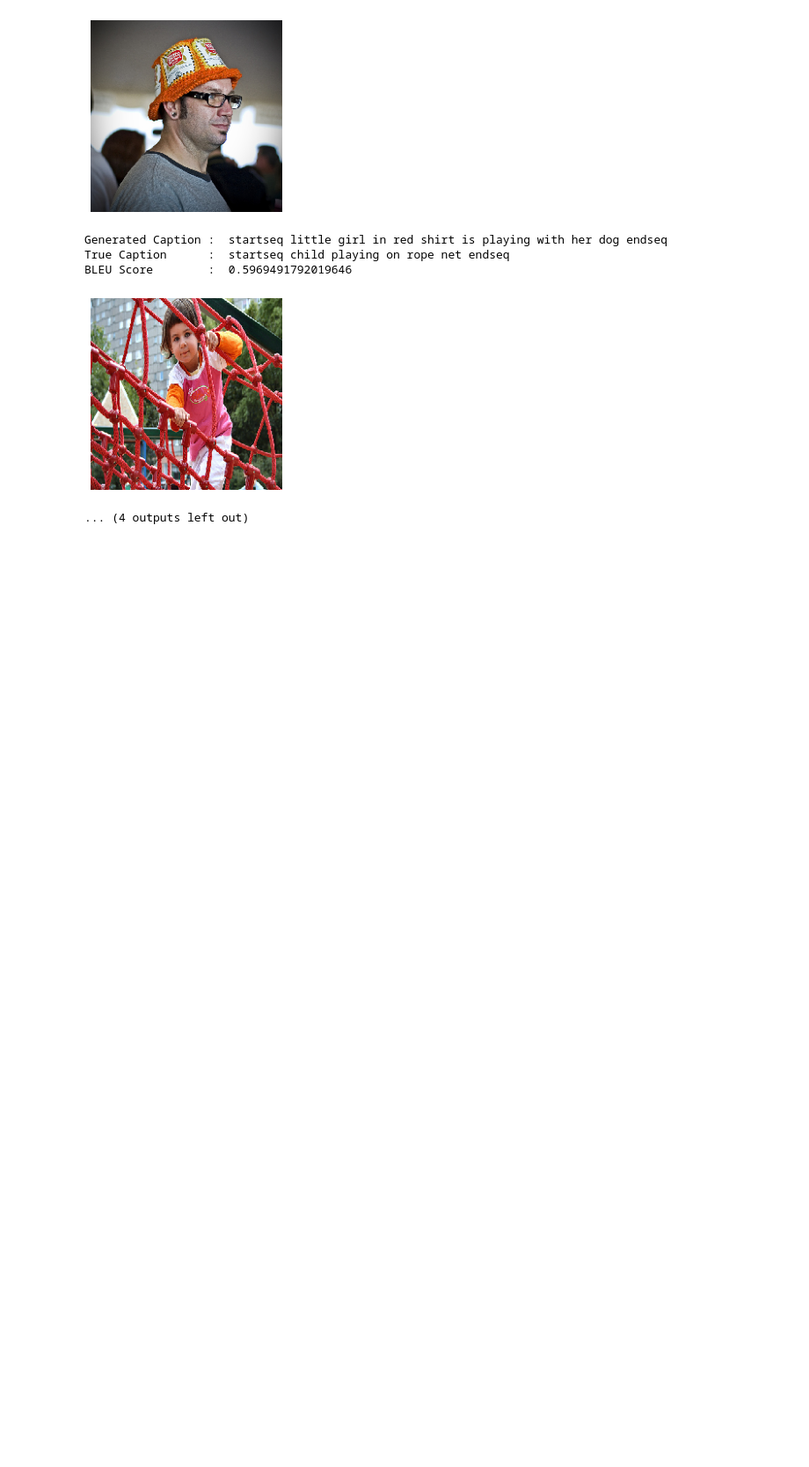
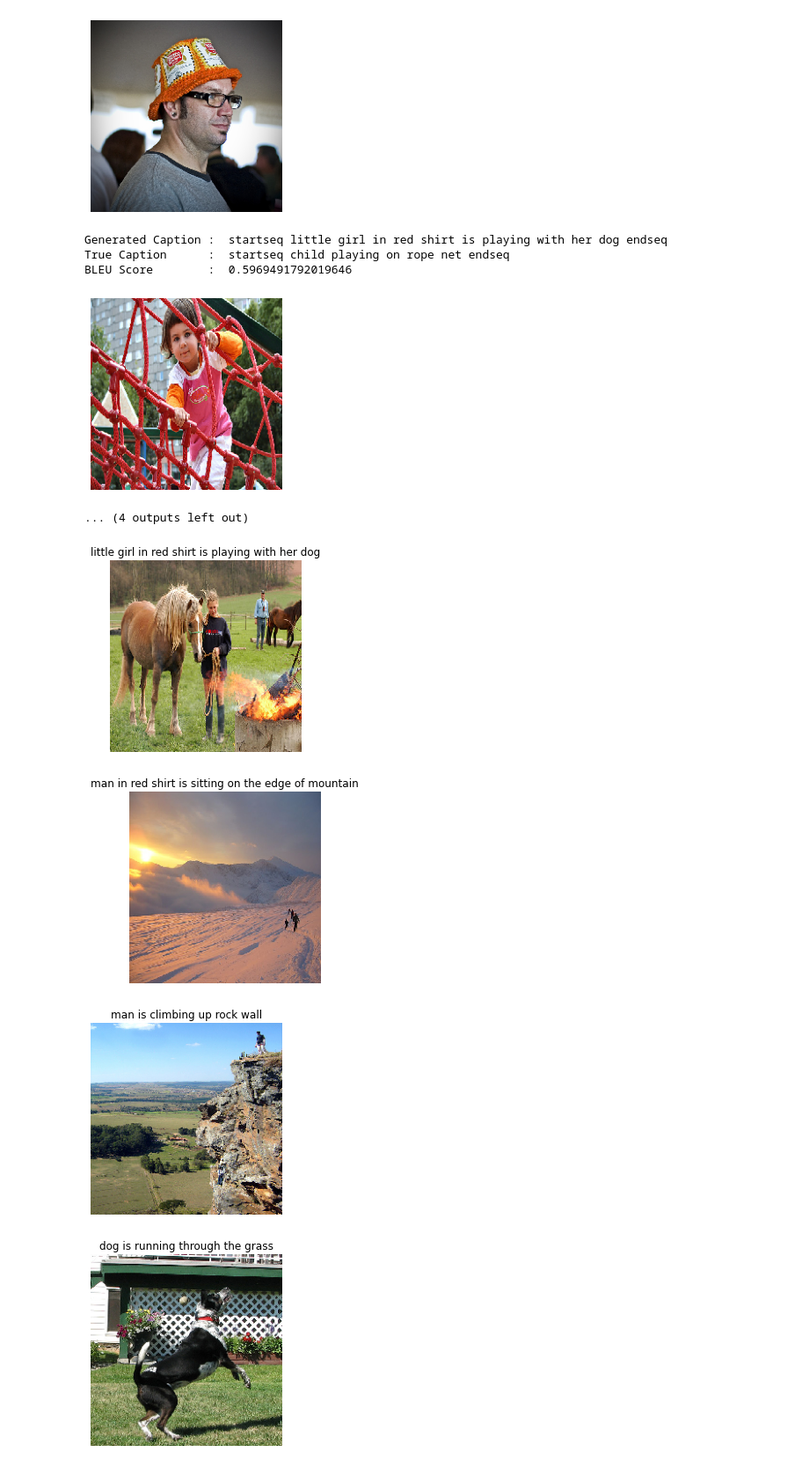
Before and after one commit to Atishay25/WiDS-Image-Caption-Generation, a Jupyter notebook: week5/image_captioning.ipynb, the cells around one changed output. Shown at 88% size. Cells and saved outputs as stored; diff of their text form; code cells hidden in the pictures; blank space fills up the shorter version.

Commit message:
Completed Image captioning

```diff
--- a/week5/image_captioning.ipynb
+++ b/week5/image_captioning.ipynb
@@ -484,3 +484,23 @@ True Caption      :  startseq child playing on rope net endseq
 BLEU Score        :  0.5969491792019646
 [figure]
 ... (4 outputs left out)
+# %%
+random_test = ['test1.jpg','test2.jpg','test3.jpg','test4.jpg','test5.jpg','test7.jpg']
+
+for i in random_test:
+    photo = extract_features_filename(directory + i)
+    plt.plot()
+    img = load_img(directory + i, target_size = (224,224))
+    plt.imshow(img)
+    desc = generate_desc(model, tokenizer, photo, max_length)
+    pred_desc = str(desc).split()[1:-1]
+    cap_generated = ' '.join(pred_desc)
+    plt.title(cap_generated)
+    plt.axis('off')
+    plt.show()
+    print('\n\n')
+# %% [output]
+[figure, added]
+[figure, added]
+[figure, added]
+[figure, added]
```
Also changed, not shown: parts of 1 cell of this notebook, 1 other file.
